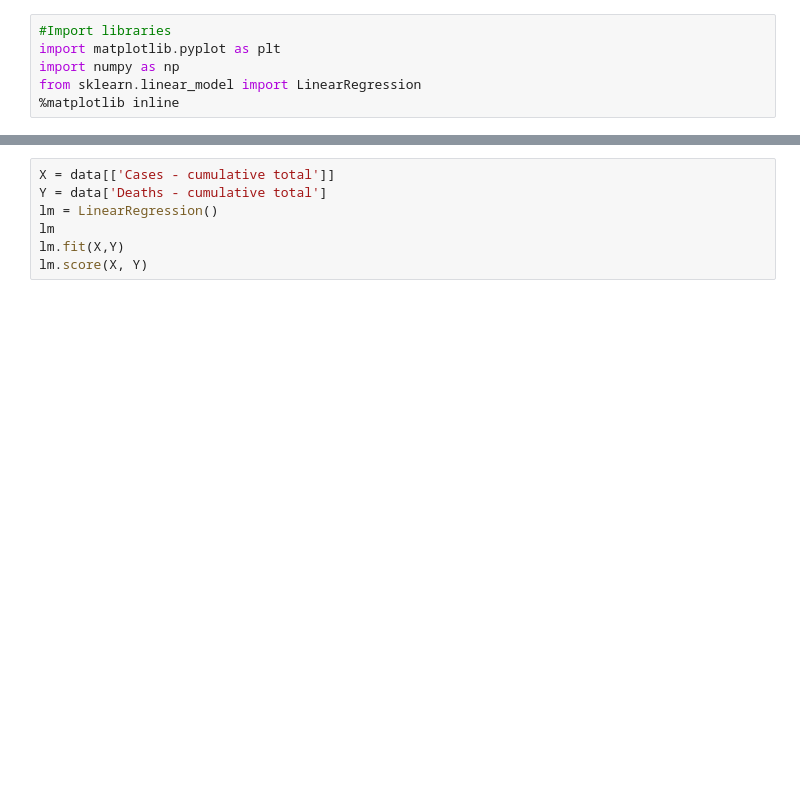
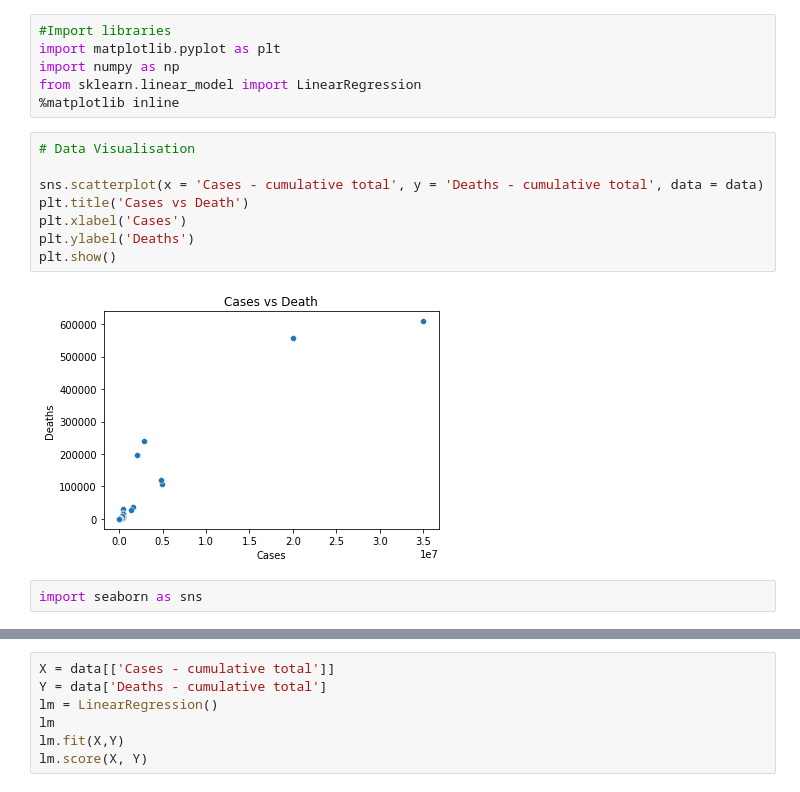
Before and after one commit to imadangada/covid-19-data-analysis-with-python, a Jupyter notebook: imad.ipynb, the cells around one changed output, grey strips where cells are left out. Cells and saved outputs as stored; diff of their text form; blank space fills up the shorter version.

Commit message:
predicting death cases of Americas

```diff
--- a/imad.ipynb
+++ b/imad.ipynb
@@ -60,3 +48,15 @@ import matplotlib.pyplot as plt
 import numpy as np
 from sklearn.linear_model import LinearRegression
 %matplotlib inline
+# %%
+# Data Visualisation
+
+sns.scatterplot(x = 'Cases - cumulative total', y = 'Deaths - cumulative total', data = data)
+plt.title('Cases vs Death')
+plt.xlabel('Cases')
+plt.ylabel('Deaths')
+plt.show()
+# %% [output]
+[figure, added]
+# %%
+import seaborn as sns
```
Also changed, not shown: parts of 3 cells of this notebook.
